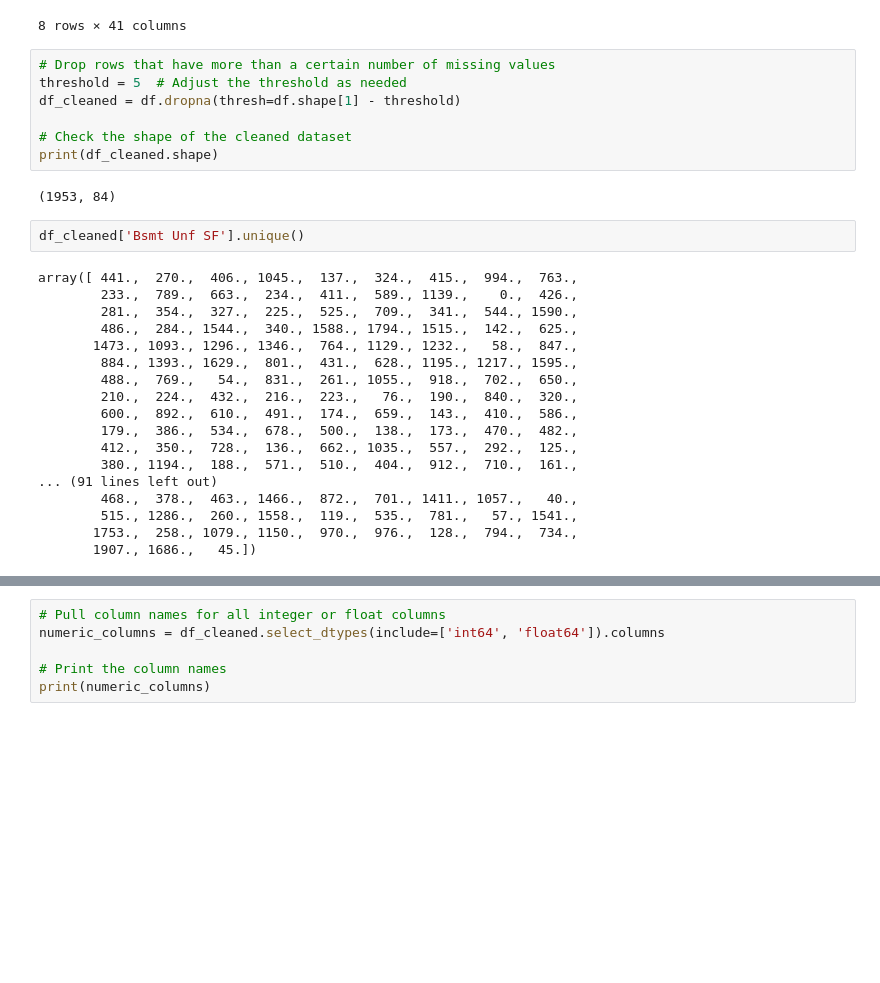
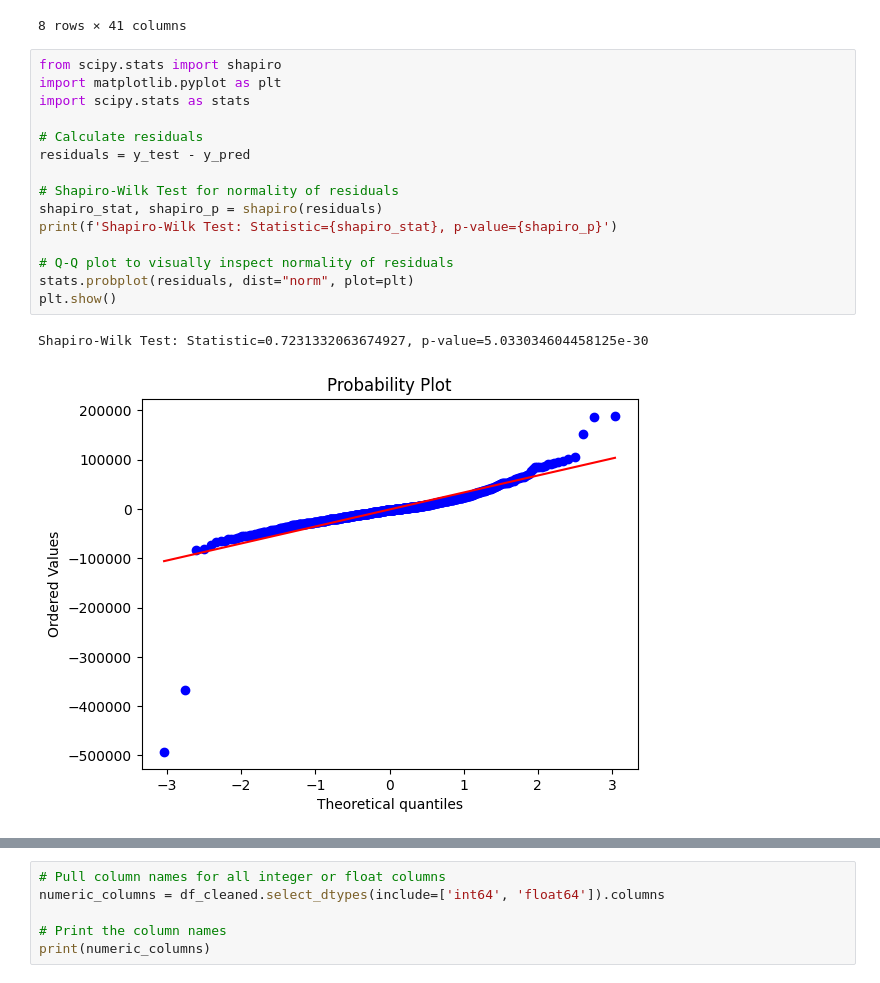
Before and after one commit to eeberman/machine_learning_intro, a Jupyter notebook: ames_housing.ipynb, the cells around one changed output, grey strips where cells are left out. Cells and saved outputs as stored; diff of their text form; blank space fills up the shorter version.

```diff
--- a/ames_housing.ipynb
+++ b/ames_housing.ipynb
@@ -148,32 +148,21 @@ df.describe()
 | 75% | 2197.75000 | 9.071811e+08 | 70.000000 | 80.000000 | 11555.250000 | 7.000000 | 6.000000 | 2001.000000 | ... |
 | max | 2930.00000 | 1.007100e+09 | 190.000000 | 313.000000 | 215245.000000 | 10.000000 | 9.000000 | 2010.000000 | ... |
 8 rows × 41 columns
-# %%
-# Drop rows that have more than a certain number of missing values
-threshold = 5  # Adjust the threshold as needed
-df_cleaned = df.dropna(thresh=df.shape[1] - threshold)
-
-# Check the shape of the cleaned dataset
-print(df_cleaned.shape)
-# %% [output]
-(1953, 84)
-# %%
-df_cleaned['Bsmt Unf SF'].unique()
-# %% [output]
-array([ 441.,  270.,  406., 1045.,  137.,  324.,  415.,  994.,  763.,
-        233.,  789.,  663.,  234.,  411.,  589., 1139.,    0.,  426.,
-        281.,  354.,  327.,  225.,  525.,  709.,  341.,  544., 1590.,
-        486.,  284., 1544.,  340., 1588., 1794., 1515.,  142.,  625.,
-       1473., 1093., 1296., 1346.,  764., 1129., 1232.,   58.,  847.,
-        884., 1393., 1629.,  801.,  431.,  628., 1195., 1217., 1595.,
-        488.,  769.,   54.,  831.,  261., 1055.,  918.,  702.,  650.,
-        210.,  224.,  432.,  216.,  223.,   76.,  190.,  840.,  320.,
-        600.,  892.,  610.,  491.,  174.,  659.,  143.,  410.,  586.,
-        179.,  386.,  534.,  678.,  500.,  138.,  173.,  470.,  482.,
-        412.,  350.,  728.,  136.,  662., 1035.,  557.,  292.,  125.,
-        380., 1194.,  188.,  571.,  510.,  404.,  912.,  710.,  161.,
-... (91 lines left out)
-        468.,  378.,  463., 1466.,  872.,  701., 1411., 1057.,   40.,
-        515., 1286.,  260., 1558.,  119.,  535.,  781.,   57., 1541.,
-       1753.,  258., 1079., 1150.,  970.,  976.,  128.,  794.,  734.,
-       1907., 1686.,   45.])
+# %%
+from scipy.stats import shapiro
+import matplotlib.pyplot as plt
+import scipy.stats as stats
+
+# Calculate residuals
+residuals = y_test - y_pred
+
+# Shapiro-Wilk Test for normality of residuals
+shapiro_stat, shapiro_p = shapiro(residuals)
+print(f'Shapiro-Wilk Test: Statistic={shapiro_stat}, p-value={shapiro_p}')
+
+# Q-Q plot to visually inspect normality of residuals
+stats.probplot(residuals, dist="norm", plot=plt)
+plt.show()
+# %% [output]
+Shapiro-Wilk Test: Statistic=0.7231332063674927, p-value=5.033034604458125e-30
+[figure, added]
```
Also changed, not shown: parts of 12 cells of this notebook.
